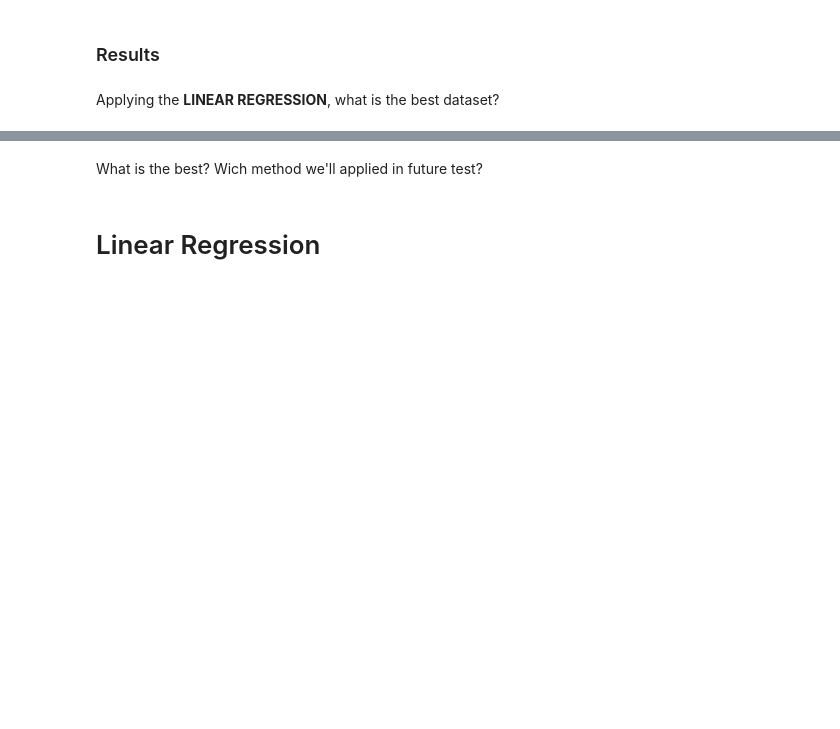
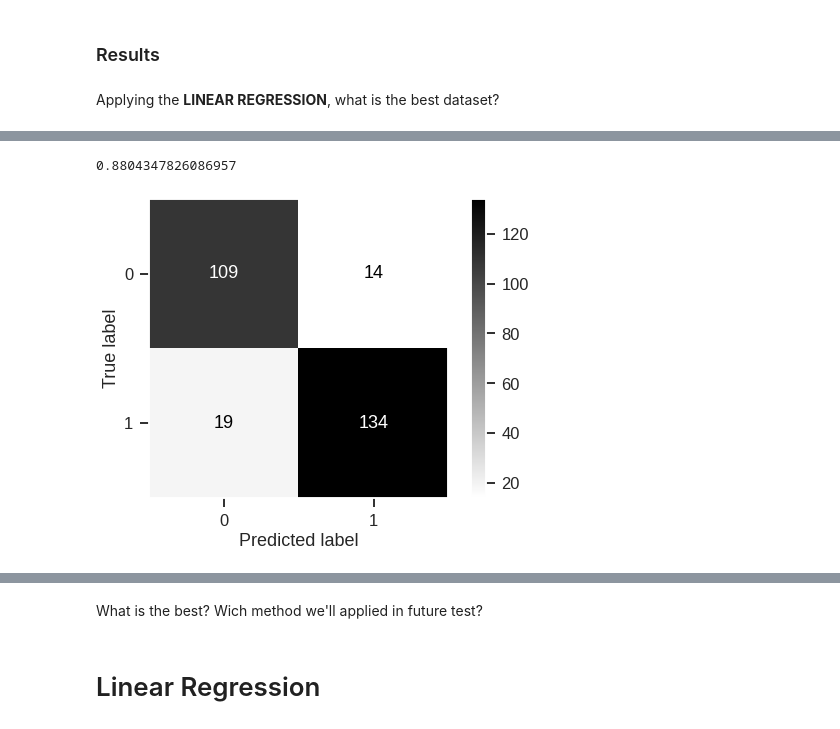
Before and after one commit to MichaelPlug/FDS_Project_HFD, a Jupyter notebook: Project_notebook.ipynb, the cells around one changed output, grey strips where cells are left out. Drawn from its saved outputs; the diff is of its cells as text; code cells hidden in the pictures; blank space fills up the shorter version.

```diff
--- a/Project_notebook.ipynb
+++ b/Project_notebook.ipynb
@@ -690,0 +648,11 @@ plt.show()
+# %%
+lr = LogisticRegression(max_iter=50000)
+lr.fit(X_train_addMean,y_train_addMean)
+pred = lr.predict(X_test_addMean)
+print(metrics.accuracy_score(pred,y_test_addMean))
+plot_confusion_matrix(lr, X_test_addMean, y_test_addMean,cmap="binary")
+plt.grid(False)
+plt.show()
+# %% [output]
+0.8804347826086957
+[figure, added]
```
Also changed, not shown: parts of 22 cells of this notebook.
